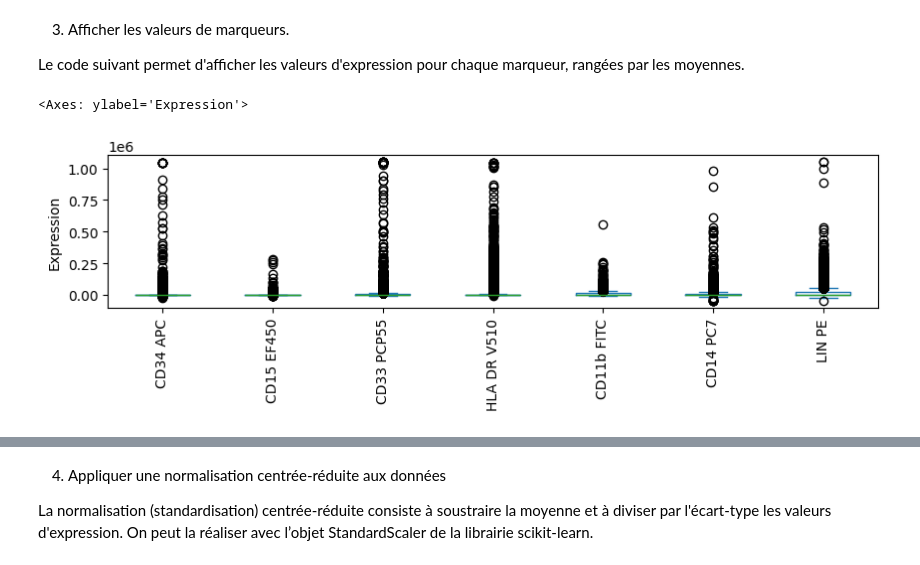
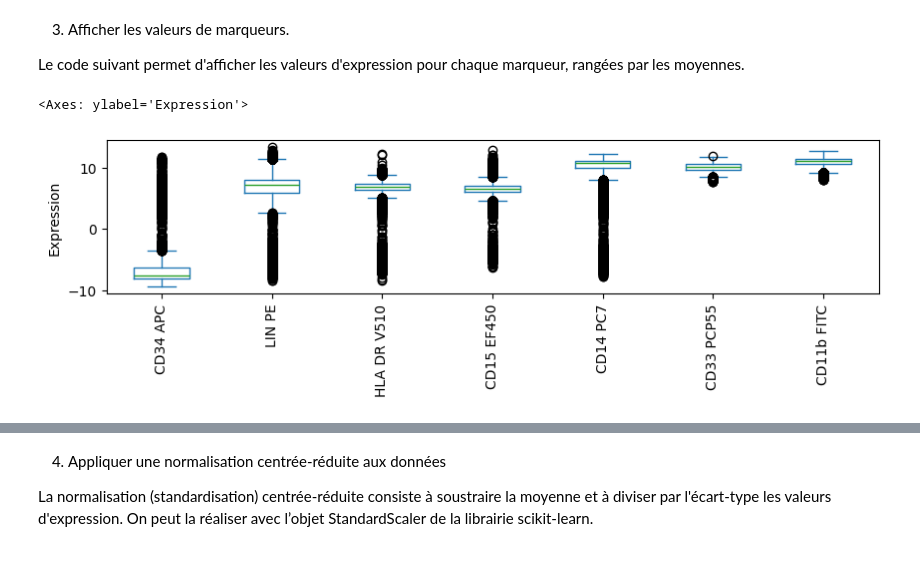
Before and after one commit to mohamedbouhamed/S8-Hemato, a Jupyter notebook: G.ipynb, the cells around one changed output, grey strips where cells are left out. Drawn from its saved outputs; the diff is of its cells as text; code cells hidden in the pictures.

Commit message:
transformation des données en arcsinh et echantillonnage avant les algorithmes ML

```diff
--- a/G.ipynb
+++ b/G.ipynb
@@ -9,8 +9,9 @@ import seaborn as sns
 # %% [markdown]
 Chargement du fichier csv
 # %%
-df = pd.read_csv("data/G44 MDSC.csv", delimiter=";") #les colonnes sont délimités par des ;
+df = pd.read_csv("data/G79 MDSC.csv", delimiter=";") #les colonnes sont délimités par des ;
 df = df.iloc[:, 4:-1]
+df = df.sample(n=20000, random_state=42)
 # %% [markdown]
 Aperçu des données
 # %%
@@ -54,8 +55,9 @@ dtype: int64
 Le code suivant permet d'afficher les valeurs d'expression pour chaque marqueur, rangées par les moyennes.
 # %%
 df = df.replace(',', '.', regex=True).apply(pd.to_numeric, errors='coerce') #pandas ne comprend pas les virgules
+df = df.applymap(lambda x: np.arcsinh(x ))
 sort_by_mean = df.mean().sort_values(ascending=True)
 df[sort_by_mean.index].plot(kind='box', figsize=(10, 2), rot=90, ylabel='Expression')
 # %% [output]
 <Axes: ylabel='Expression'>
-[figure, old version]
+[figure, new version]
```
Also changed, not shown: parts of 31 cells of this notebook.
